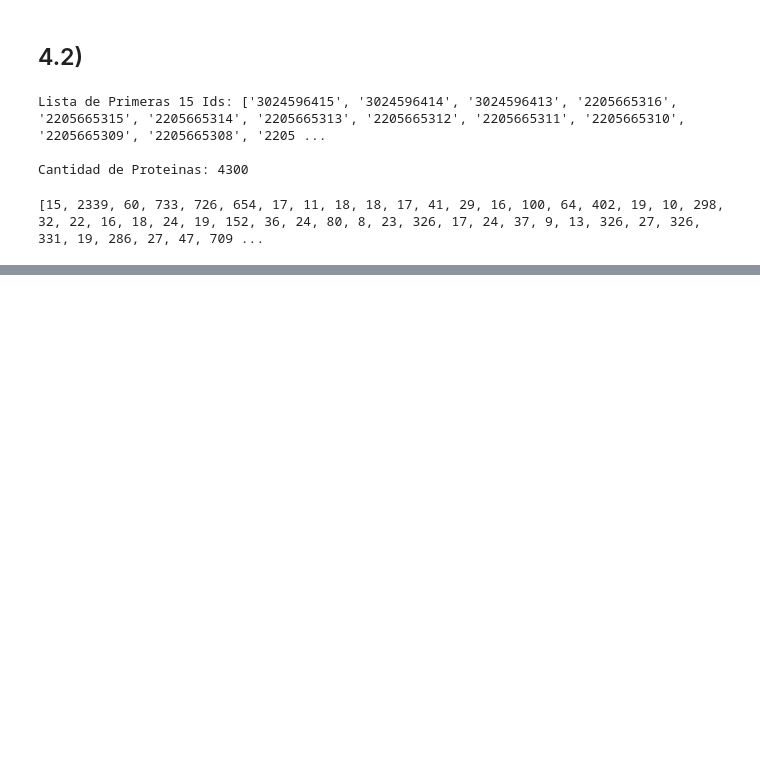
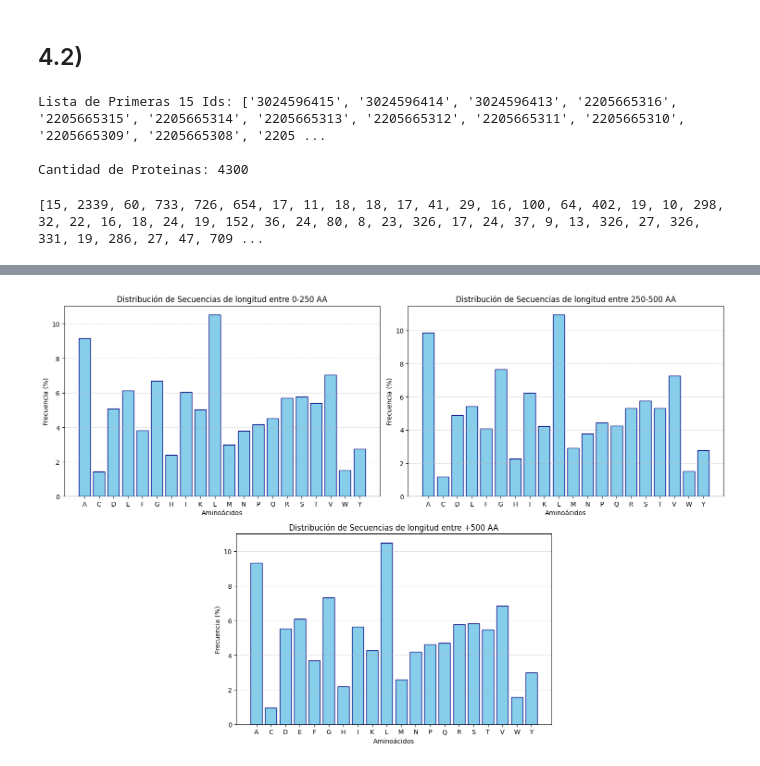
Before and after one commit to Nicowkra/BioInfoTps, a Jupyter notebook: TP1/TP1.ipynb, the cells around one changed output, grey strips where cells are left out. Cells and saved outputs as stored; diff of their text form; code cells hidden in the pictures; blank space fills up the shorter version.

```diff
--- a/TP1/TP1.ipynb
+++ b/TP1/TP1.ipynb
@@ -855,0 +915,44 @@ plt.show
+# %%
+import io
+def descLista(lista): #Descarga todas las secuencias de cada lista
+    secuencias = []
+    for i in range(0, len(lista), 200):
+        bloque = lista[i : i + 200]
+        idsConsulta = ",".join(bloque)
+        handle = Entrez.efetch(db="protein", id=idsConsulta, rettype="fasta", retmode="text")
+        for registro in SeqIO.parse(io.StringIO(handle.read()), "fasta"):
+                secuencias.append(str(registro.seq))
+
+        handle.close()
+    return secuencias
+
+
+fig = plt.figure(figsize=(15, 10))
+gs = fig.add_gridspec(2, 4)
+
+axes_custom = [
+    fig.add_subplot(gs[0, 0:2]), # Fila 0, ocupa columnas 0 y 1 (Arriba Izquierda)
+    fig.add_subplot(gs[0, 2:4]), # Fila 0, ocupa columnas 2 y 3 (Arriba Derecha)
+    fig.add_subplot(gs[1, 1:3])  # Fila 1, ocupa columnas 1 y 2 (CENTRADO)
+]
+
+listas = [listaS, listaM, listaL]
+medida = ["0-250 AA", "250-500 AA", "+500 AA"]
+
+for i, lista in enumerate(listas):
+    freqDict = calcFreq("".join(descLista(lista)))
+
+    ax = axes_custom[i]
+    aa = list(freqDict.keys())
+    freqs = list(freqDict.values())
+
+    ax.bar(aa, freqs, color='skyblue', edgecolor='navy')
+    ax.set_xlabel('Aminoácidos')
+    ax.set_ylabel('Frecuencia (%)')
+    ax.set_title(f"Distribución de Secuencias de longitud entre {medida[i]}")
+    ax.grid(axis='y', linestyle='--', alpha=0.5)
+
+plt.tight_layout()
+plt.show()
+# %% [output]
+[figure, added]
```
Also changed, not shown: parts of 14 cells of this notebook, 3 other files.
